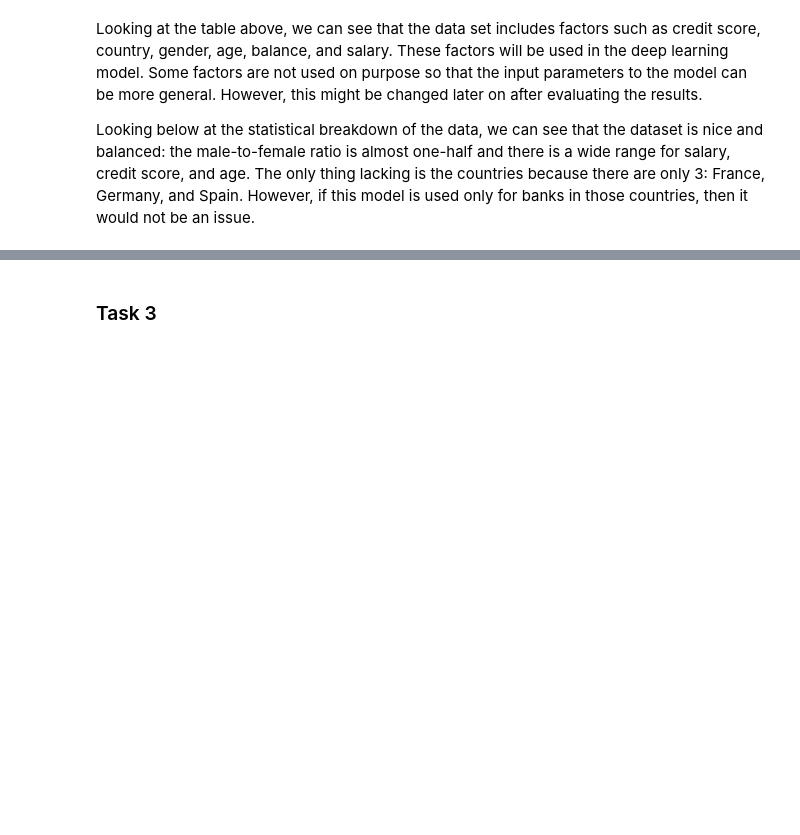
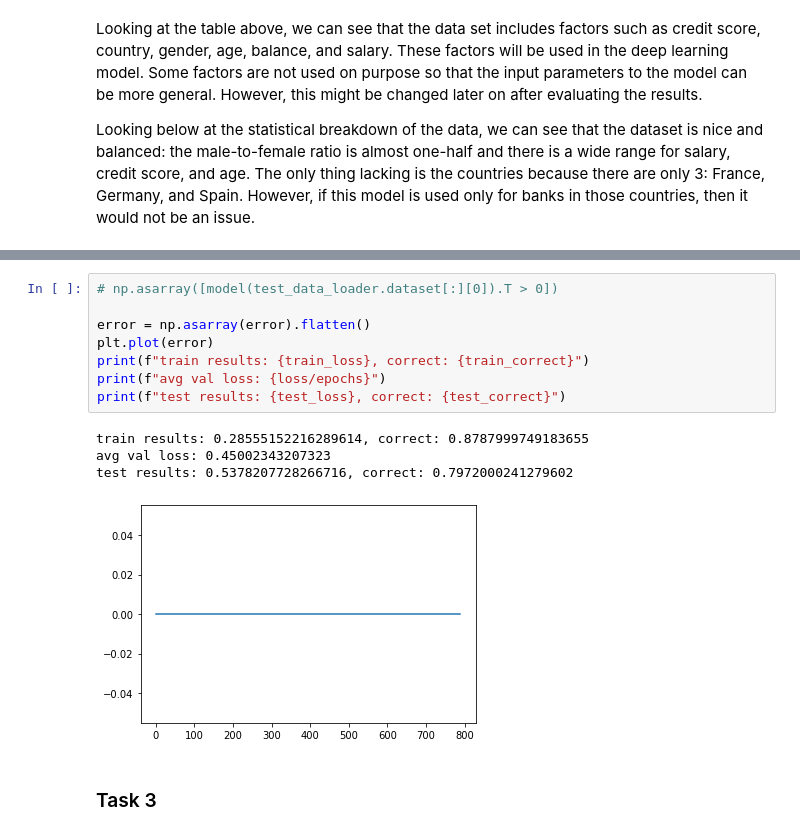
Before and after one commit to siddha20/CSCI4962, a Jupyter notebook: Homeworks/homework3/homework3.ipynb, the cells around one changed output, grey strips where cells are left out. Drawn from its saved outputs; the diff is of its cells as text; blank space fills up the shorter version.

```diff
--- a/Homeworks/homework3/homework3.ipynb
+++ b/Homeworks/homework3/homework3.ipynb
@@ -87,3 +210,16 @@ countries: 3
+# %%
+# np.asarray([model(test_data_loader.dataset[:][0]).T > 0])
+
+error = np.asarray(error).flatten()
+plt.plot(error)
+print(f"train results: {train_loss}, correct: {train_correct}")
+print(f"avg val loss: {loss/epochs}")
+print(f"test results: {test_loss}, correct: {test_correct}")
+# %% [output]
+train results: 0.28555152216289614, correct: 0.8787999749183655
+avg val loss: 0.45002343207323
+test results: 0.5378207728266716, correct: 0.7972000241279602
+[figure, added]
 # %% [markdown]
 ### Task 3
 # %% [markdown]
```
Also changed, not shown: parts of 5 cells of this notebook.
